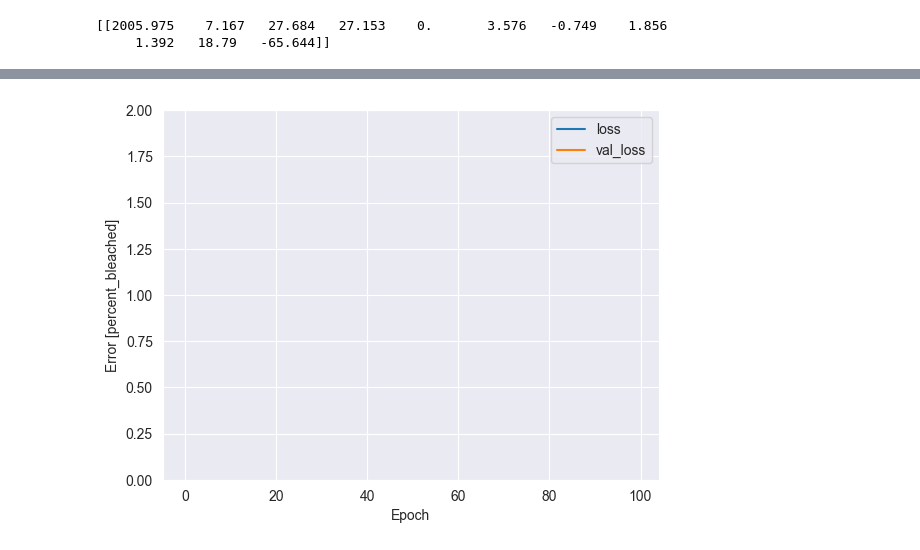
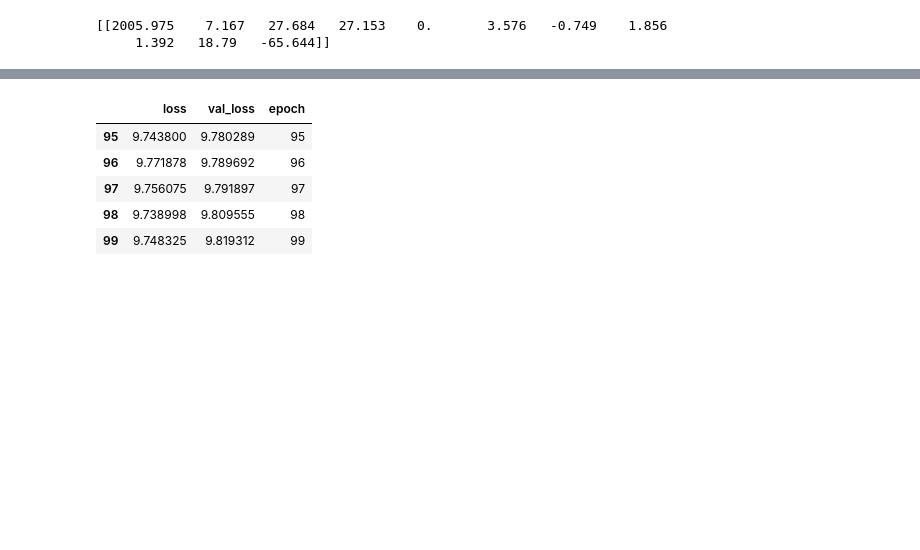
Before and after one commit to S-Romberg/ocean_temp_prediction, a Jupyter notebook: Linear Regression - Predicting Coral Bleaching/linear_regression.ipynb, the cells around one changed output, grey strips where cells are left out. Saved outputs shown, nothing was run; the diff lists cells and outputs as text; code cells hidden in the pictures; blank space fills up the shorter version.

```diff
--- a/Linear Regression - Predicting Coral Bleaching/linear_regression.ipynb
+++ b/Linear Regression - Predicting Coral Bleaching/linear_regression.ipynb
@@ -466,5 +462,12 @@ Wall time: 17.1 s
-# %%
-plot_loss(history)
-# %% [output]
-[figure, removed]
+# %%
+hist = pd.DataFrame(history_linear.history)
+hist['epoch'] = history_linear.epoch
+hist.tail()
+# %% [output]
+|  | loss | val_loss | epoch |
+| 95 | 9.743800 | 9.780289 | 95 |
+| 96 | 9.771878 | 9.789692 | 96 |
+| 97 | 9.756075 | 9.791897 | 97 |
+| 98 | 9.738998 | 9.809555 | 98 |
+| 99 | 9.748325 | 9.819312 | 99 |
 # %%
```
Also changed, not shown: parts of 24 cells of this notebook.
